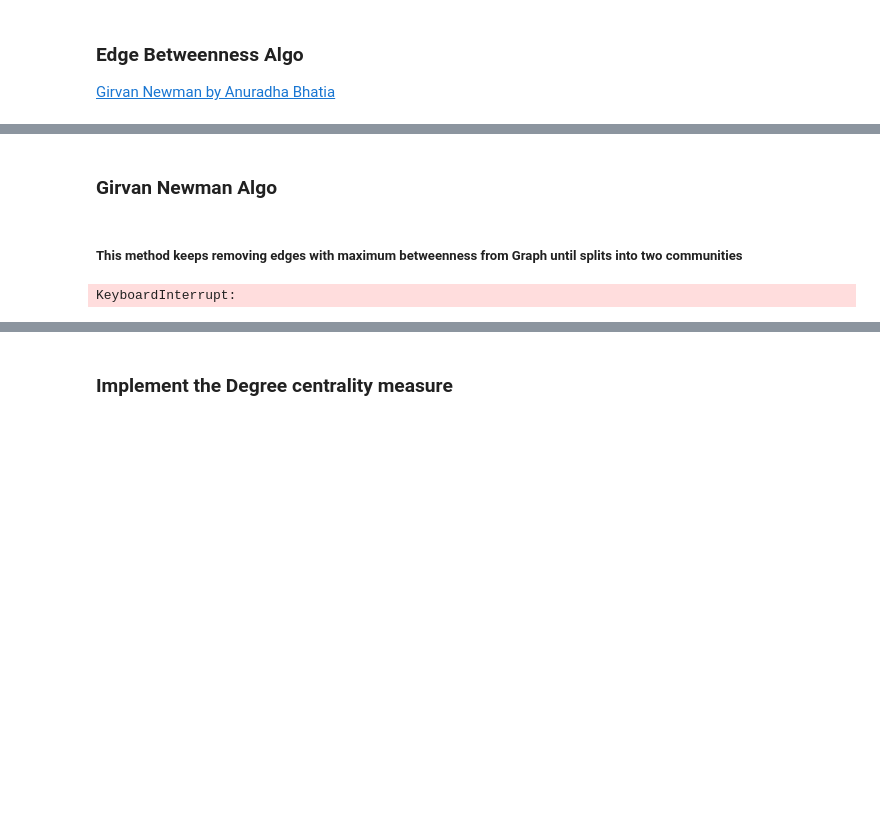
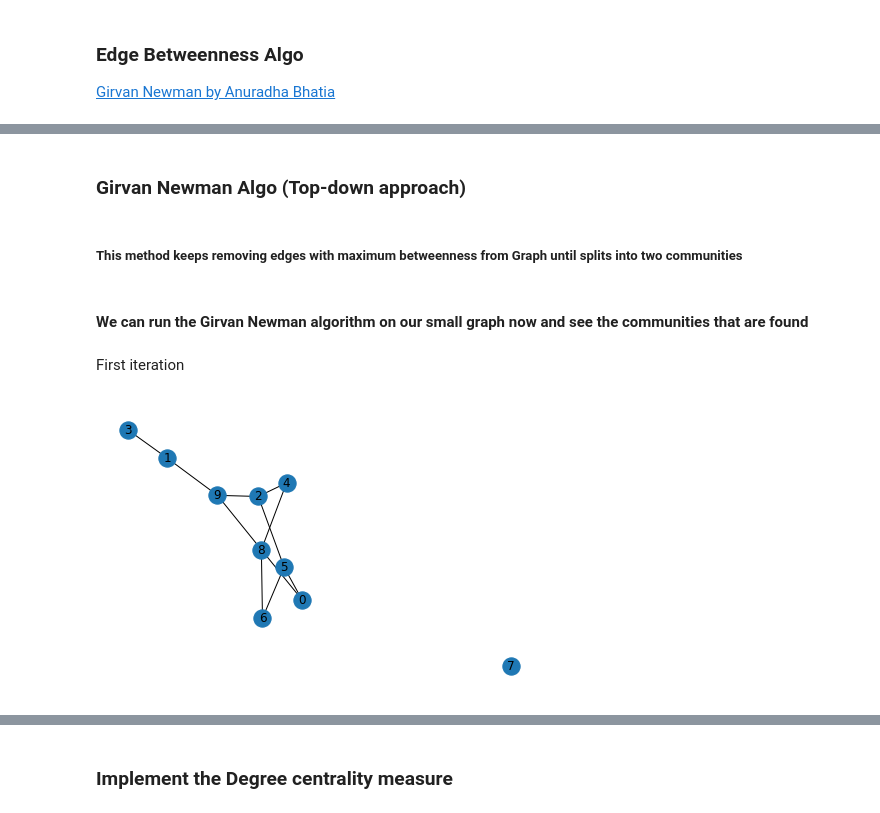
Before and after one commit to SocialMediaAnalytics2020/Project, a Jupyter notebook: Social Media Analytics Project.ipynb, the cells around one changed output, grey strips where cells are left out. Drawn from its saved outputs; the diff is of its cells as text; code cells hidden in the pictures; blank space fills up the shorter version.

```diff
--- a/Social Media Analytics Project.ipynb
+++ b/Social Media Analytics Project.ipynb
@@ -23,5 +27,5 @@ import heapq
 # %%
-G = nx.read_edgelist('dataset/soc-BlogCatalog.txt', nodetype=int, data=(int,int))
+fullG = nx.read_edgelist('dataset/soc-BlogCatalog.txt', nodetype=int, data=(int,int))
 # %% [markdown]
 ### Explore the properties of the graph
 # %% [markdown]
@@ -162,5 +191,5 @@ def edge_betweenness_centrality(G):
 # %% [markdown]
-### Girvan Newman Algo
+### Girvan Newman Algo (Top-down approach)
 # %% [markdown]
 ##### This method keeps removing edges with maximum betweenness from Graph until splits into two communities
 # %%
@@ -187,7 +238,11 @@ def girvan_newman(G):
+# %% [markdown]
+#### We can run the Girvan Newman algorithm on our small graph now and see the communities that are found
+# %% [markdown]
+First iteration
 # %%
-girvan_newman(G)
+newGraph = girvan_newman(X,1)
 
-nx.draw(G, with_labels=True)
+nx.draw(newGraph, with_labels=True)
 plt.show()
 # %% [output]
-KeyboardInterrupt:
+[figure, added]
```
Also changed, not shown: parts of 53 cells of this notebook.
